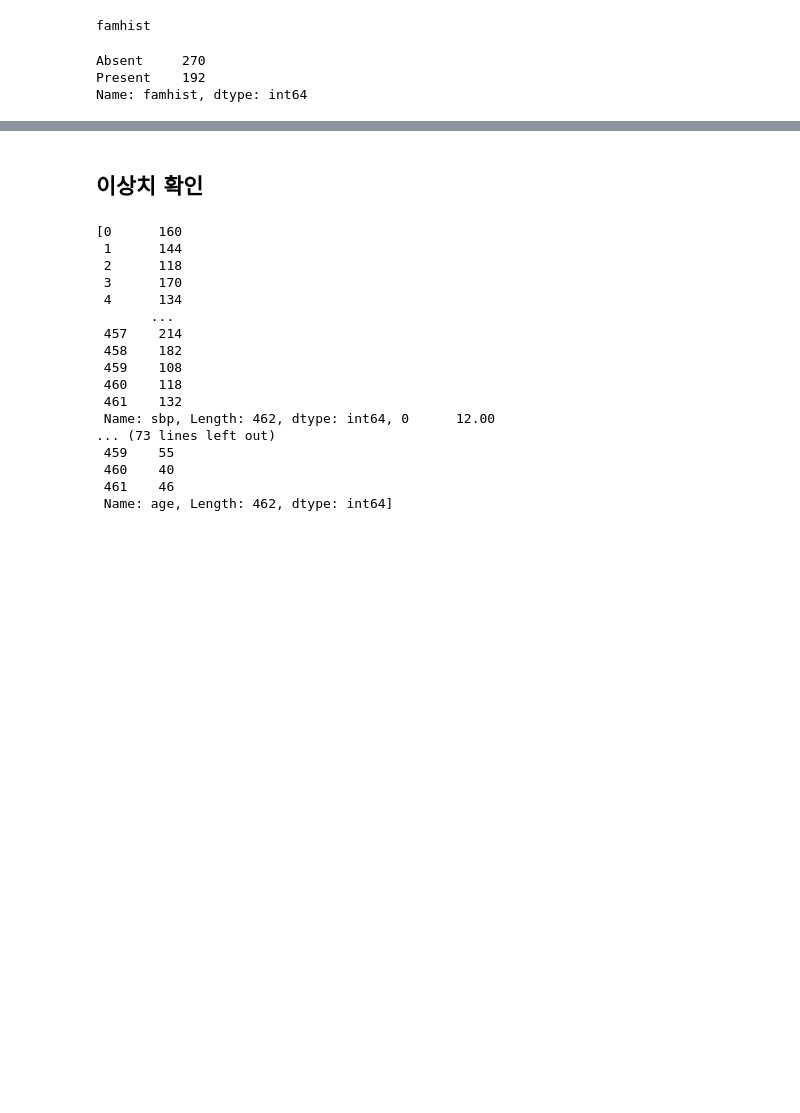
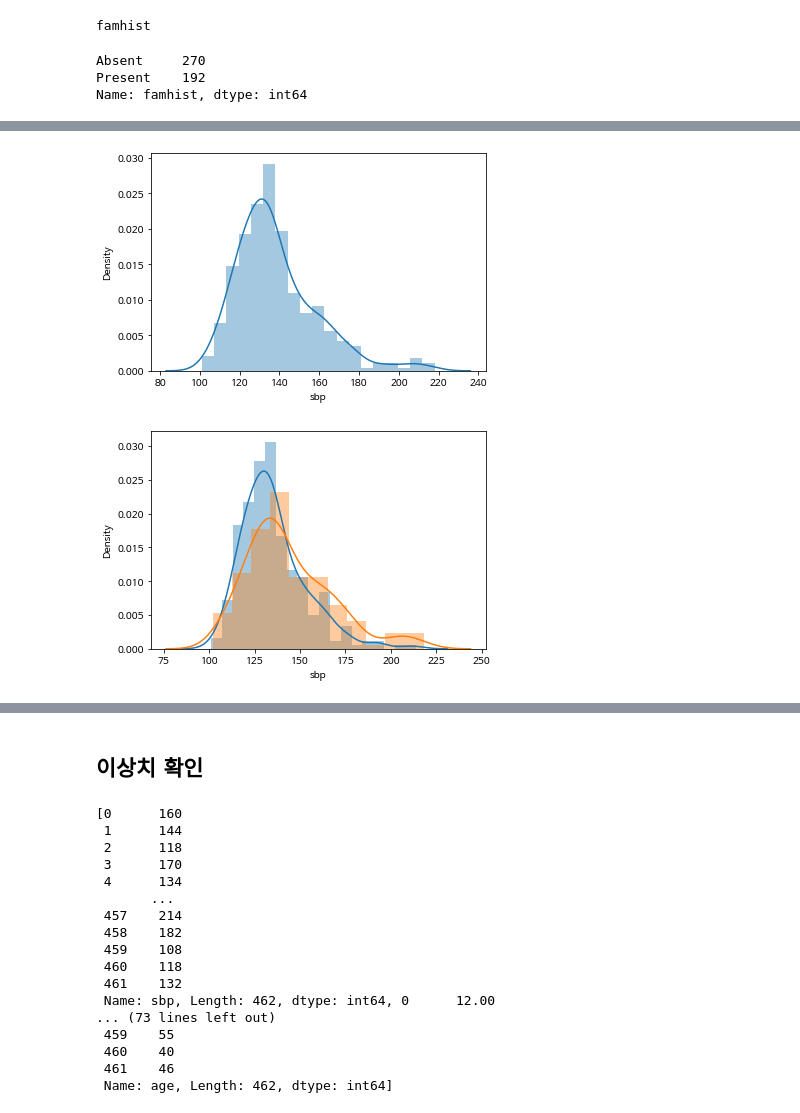
Before and after one commit to haenoya/AIproject, a Jupyter notebook: 데이터마이닝.ipynb, the cells around one changed output, grey strips where cells are left out. Drawn from its saved outputs; the diff is of its cells as text; code cells hidden in the pictures; blank space fills up the shorter version.

```diff
--- a/데이터마이닝.ipynb
+++ b/데이터마이닝.ipynb
@@ -205,3 +221,17 @@ Name: famhist, dtype: int64
+# %%
+heart0 = heart.loc[heart['chd']==0, :]
+heart1 = heart.loc[heart['chd']==1, :]
+# %%
+  sns.distplot(heart['sbp'])
+  plt.show()
+  plt.close()
+  sns.distplot(heart0['sbp'])
+  sns.distplot(heart1['sbp'])
+  plt.show()
+  plt.close()
+# %% [output]
+[figure, added]
+[figure, added]
 # %%
 col = ['sbp', 'tobacco', 'ldl', 'adiposity', 'typea', 'obesity', 'alcohol', 'age']
 
```
Also changed, not shown: parts of 23 cells of this notebook.
